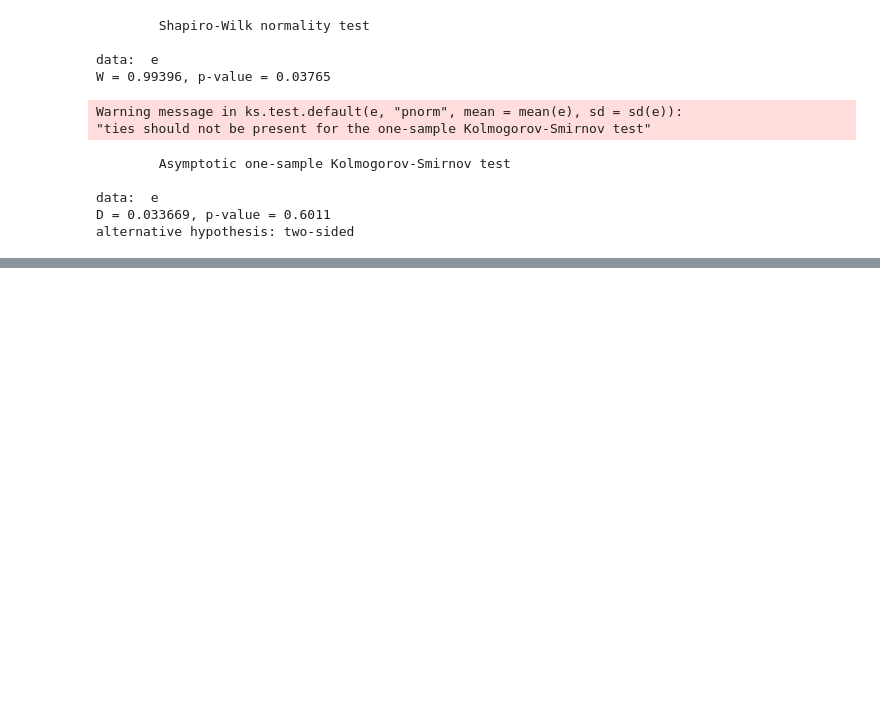
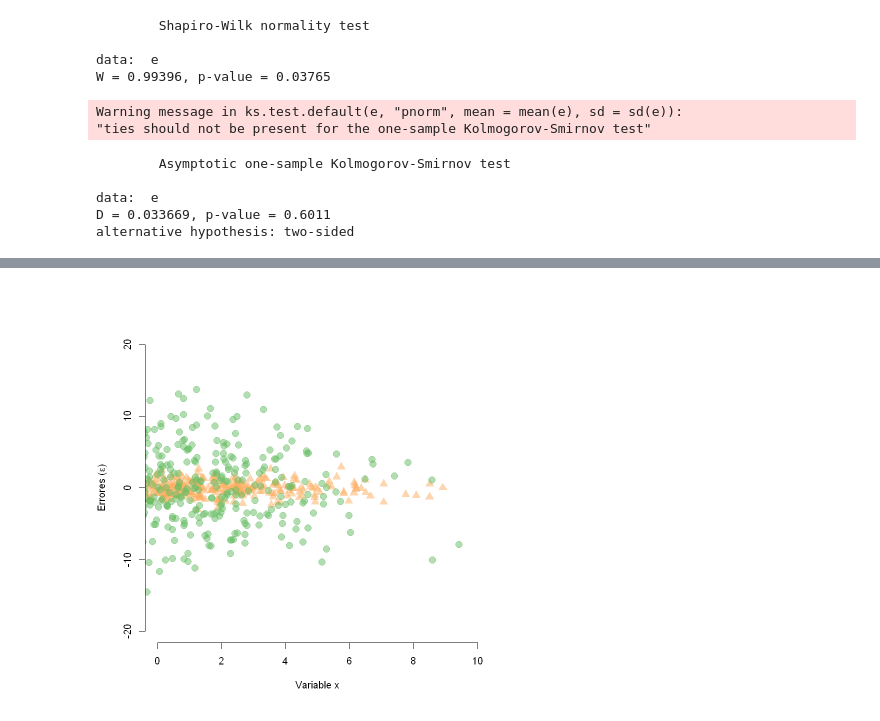
Before and after one commit to smontanoc/microeconometria, a Jupyter notebook: _sources/4_Regresion.ipynb, the cells around one changed output, grey strips where cells are left out. Drawn from its saved outputs; the diff is of its cells as text; code cells hidden in the pictures; blank space fills up the shorter version.

```diff
--- a/_sources/4_Regresion.ipynb
+++ b/_sources/4_Regresion.ipynb
@@ -1272,0 +1407,9 @@ alternative hypothesis: two-sided
+# %%
+e <- c(rnorm(500, 0, 1), rnorm(500, 0, 5))
+f <- c(rep(1, 500), rep(0, 500))
+
+markers <- c(19, 17)
+colors <- c("#66BD63", "#FDAE61")
+plot(x, e, ylim = c(-20, 20), xlim = c(0, 10), xlab = "Variable x", ylab = expression(paste("Errores (", epsilon, ")")), cex = 1.5, pch = markers[factor(f)], col = alpha(colors[factor(f)], 0.5), frame = F)
+# %% [output]
+[figure, added]
```
Also changed, not shown: parts of 12 cells of this notebook, 14 other files.
